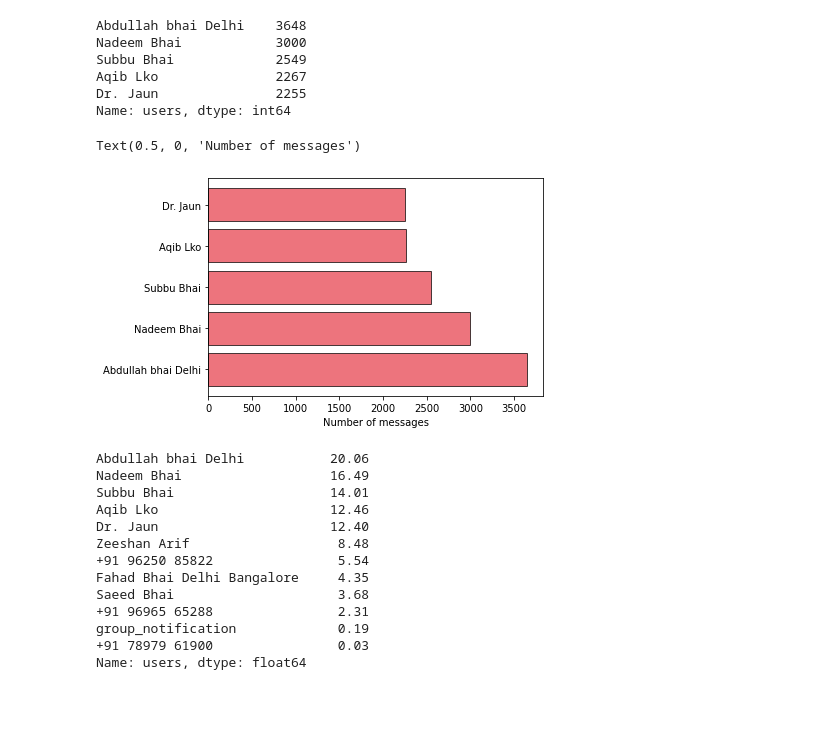
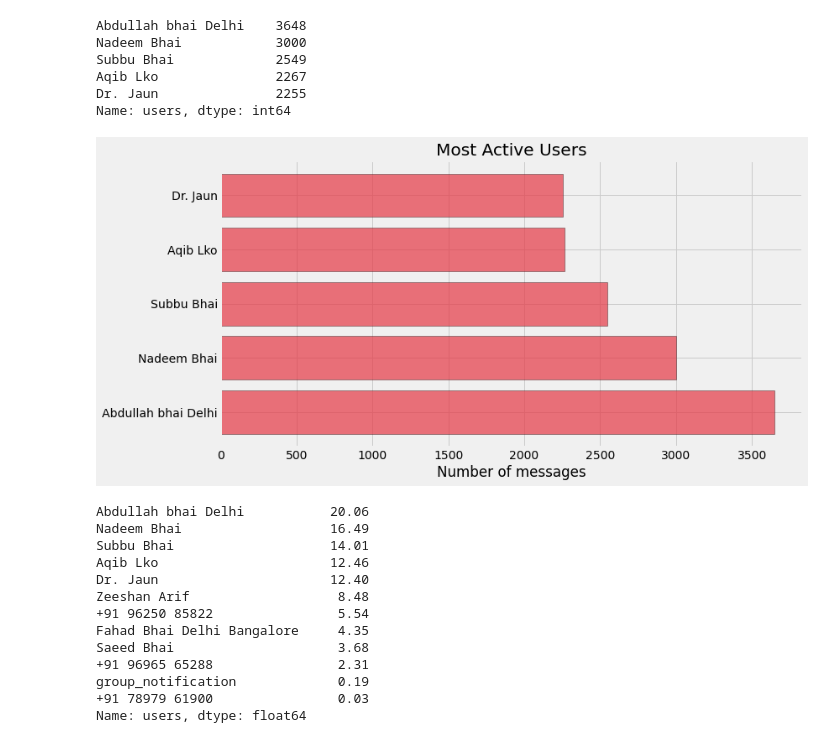
Before and after one commit to zeeshan-arif/analyze-chat, a Jupyter notebook: Chat Analysis.ipynb, the cells around one changed output. Drawn from its saved outputs; the diff is of its cells as text; code cells hidden in the pictures; blank space fills up the shorter version.

Commit message:
changed some plot settings

```diff
--- a/Chat Analysis.ipynb
+++ b/Chat Analysis.ipynb
@@ -176,19 +176,25 @@ Name: users, dtype: int64
 # %%
 import matplotlib.pyplot as plt
 %matplotlib inline
+# %%
+plt.style.use("fivethirtyeight")
 # %%
 x = df["users"].value_counts().head()
 # %%
 name = x.index
 count = x.values
 # %%
+plt.figure(figsize=(12,6))
+
 plt.barh(name, count, color="#e63946", alpha=0.7, edgecolor='black')
+
+#plt.legend()
+
+plt.title("Most Active Users")
 plt.xlabel("Number of messages")
-#plt.ylabel("User name")
-#plt.xticks(rotation="vertical")
+plt.tight_layout()
 # %% [output]
-Text(0.5, 0, 'Number of messages')
-[figure, old version]
+[figure, new version]
 # %%
 round((df["users"].value_counts() / df.shape[0])*100, 2)
 # %% [output]
```
Also changed, not shown: parts of 5 cells of this notebook, 2 other files.
